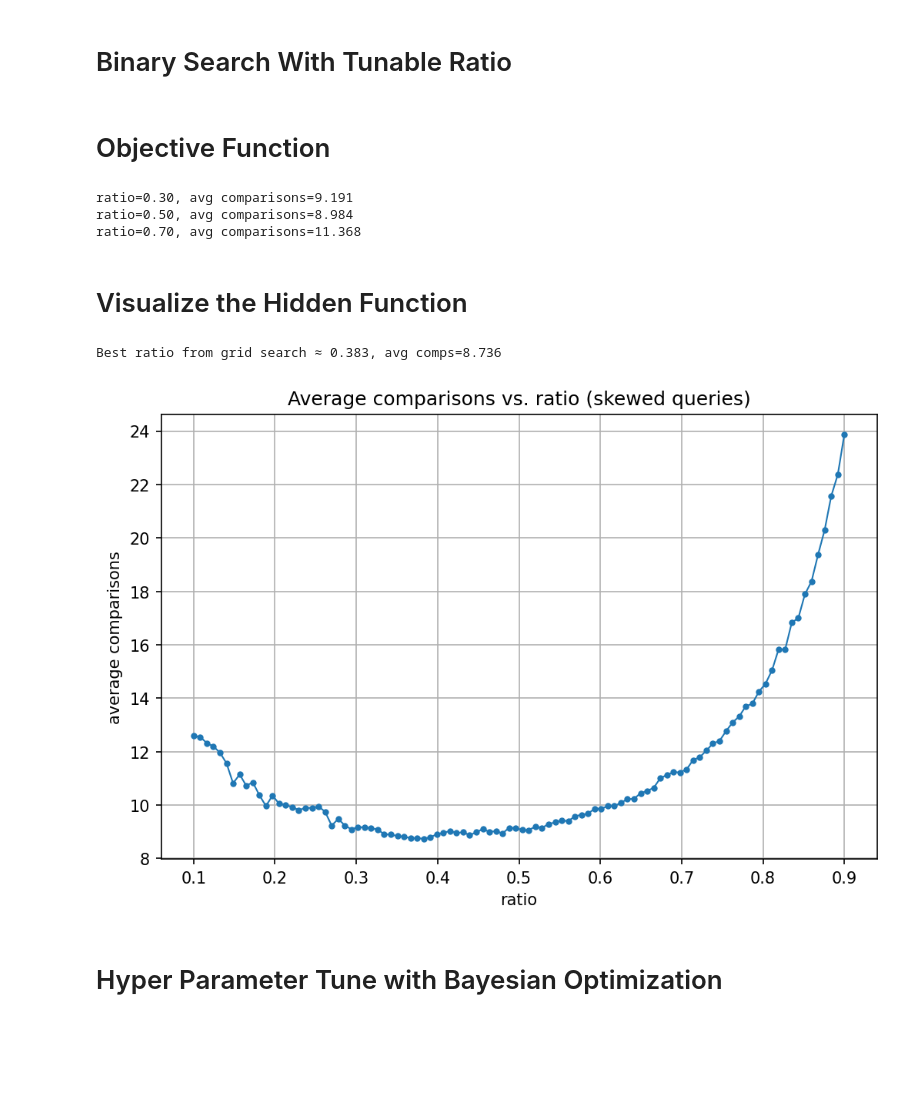
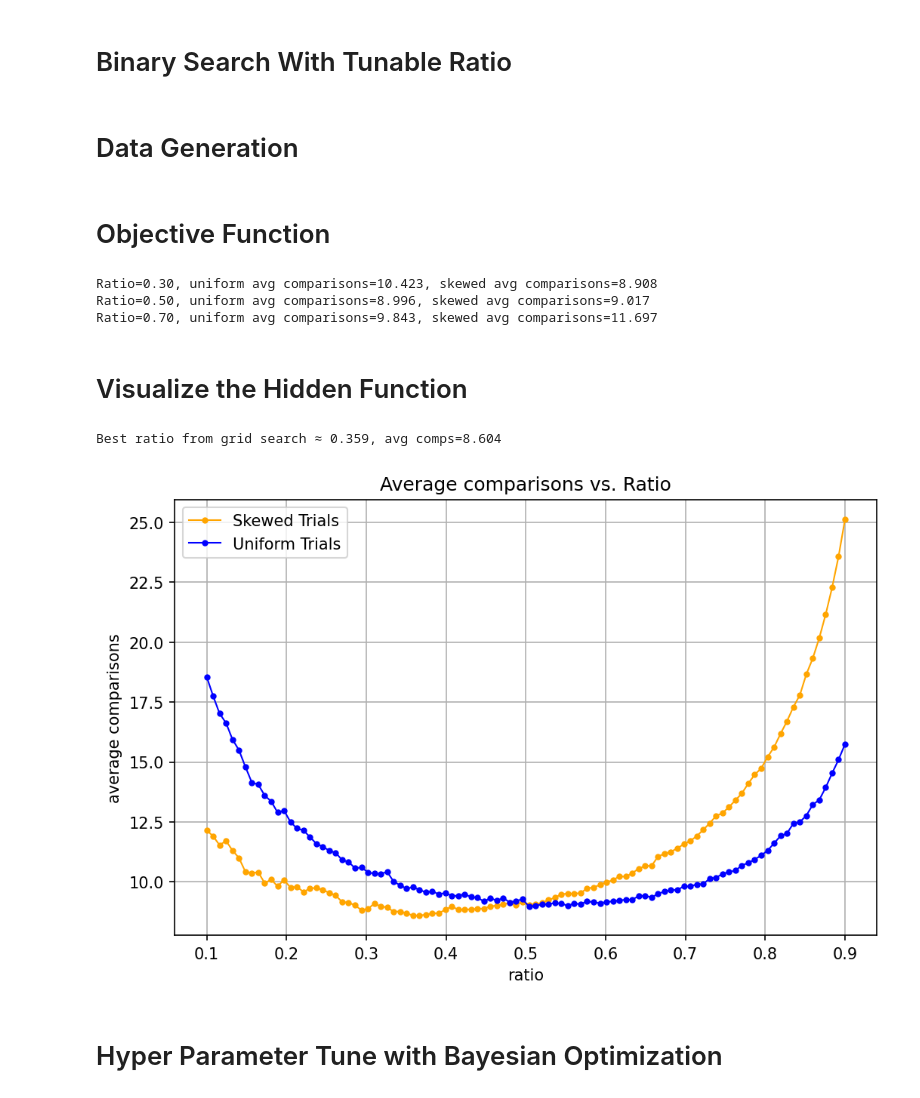
Before and after one commit to DSU-Ludus-Lab/hyper_parameter_optimization_demo, a Jupyter notebook: bin_search/bin_search.ipynb, the cells around one changed output. Saved outputs shown, nothing was run; the diff lists cells and outputs as text; code cells hidden in the pictures; blank space fills up the shorter version.

Commit message:
Optuna running and partially visualized

```diff
--- a/bin_search/bin_search.ipynb
+++ b/bin_search/bin_search.ipynb
@@ -55,3 +42,5 @@ def binary_search_with_ratio(arr, target, ratio):
             high = mid - 1
 
     return False, comparisons
+# %% [markdown]
+# Data Generation
@@ -58,43 +69,46 @@ def binary_search_with_ratio(arr, target, ratio):
 # %% [markdown]
 # Objective Function
 # %%
-def average_comparisons_for_ratio(ratio, num_trials=2000):
+def average_comparisons_for_ratio(ratio, trials):
     total_comparisons = 0
-    for _ in range(num_trials):
-        idx = sample_query_index()
-        target = data[idx]
-        found, comps = binary_search_with_ratio(data, target, ratio)
+    for target in trials:
+        found, comps = binary_search_with_ratio(list_of_natural_numbers, target, ratio)
         total_comparisons += comps
-    return total_comparisons / num_trials
+    return total_comparisons / len(trials)
 
 # Quick test for a couple of ratios
+test_trials_uniform = uniform_targets(1000)
+test_trials_skewed = skewed_targets(1000)
 for r in [0.3, 0.5, 0.7]:
-    avg = average_comparisons_for_ratio(r, num_trials=1000)
-    print(f"ratio={r:.2f}, avg comparisons={avg:.3f}")
+    u_avg = average_comparisons_for_ratio(r, test_trials_uniform)
+    s_avg = average_comparisons_for_ratio(r, test_trials_skewed)
+    print(f"Ratio={r:.2f}, uniform avg comparisons={u_avg:.3f}, skewed avg comparisons={s_avg:.3f}")
 # %% [output]
-ratio=0.30, avg comparisons=9.191
-ratio=0.50, avg comparisons=8.984
-ratio=0.70, avg comparisons=11.368
+Ratio=0.30, uniform avg comparisons=10.423, skewed avg comparisons=8.908
+Ratio=0.50, uniform avg comparisons=8.996, skewed avg comparisons=9.017
+Ratio=0.70, uniform avg comparisons=9.843, skewed avg comparisons=11.697
 # %% [markdown]
 # Visualize the Hidden Function
 # %%
-import matplotlib.pyplot as plt
-
 ratios = np.linspace(0.1, 0.9, 100)
-avg_comps = [average_comparisons_for_ratio(r, num_trials=1000) for r in ratios]
+grid_num_trials = len(ratios)
+uniform_avg_comps = [average_comparisons_for_ratio(r, test_trials_uniform) for r in ratios]
+skewed_avg_comps = [average_comparisons_for_ratio(r, test_trials_skewed) for r in ratios]
 
 plt.figure(figsize=(8, 5), dpi=150)
-plt.plot(ratios, avg_comps, marker='o',markersize=3, linewidth=1)
+plt.plot(ratios, skewed_avg_comps, marker='o',markersize=3, linewidth=1, color = 'orange', label='Skewed Trials')
+plt.plot(ratios, uniform_avg_comps, marker='o',markersize=3, linewidth=1, color = 'blue', label='Uniform Trials')
 plt.xlabel("ratio")
 plt.ylabel("average comparisons")
-plt.title("Average comparisons vs. ratio (skewed queries)")
+plt.title("Average comparisons vs. Ratio")
+plt.legend()
 plt.grid(True)
 
-best_idx = int(np.argmin(avg_comps))
-print(f"Best ratio from grid search ≈ {ratios[best_idx]:.3f}, avg comps={avg_comps[best_idx]:.3f}")
+best_idx = int(np.argmin(skewed_avg_comps))
+print(f"Best ratio from grid search ≈ {ratios[best_idx]:.3f}, avg comps={skewed_avg_comps[best_idx]:.3f}")
 # %% [output]
-Best ratio from grid search ≈ 0.383, avg comps=8.736
+Best ratio from grid search ≈ 0.359, avg comps=8.604
-[figure, old version]
+[figure, new version]
 # %% [markdown]
 # Hyper Parameter Tune with Bayesian Optimization
 # %%
```
Also changed, not shown: parts of 11 cells of this notebook.
